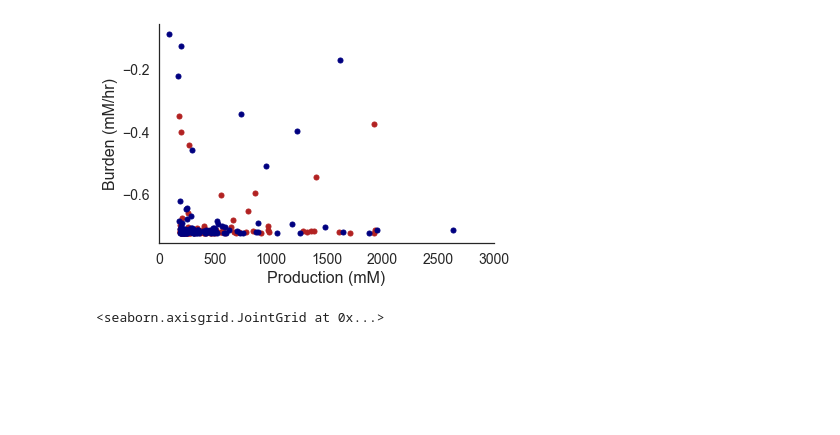
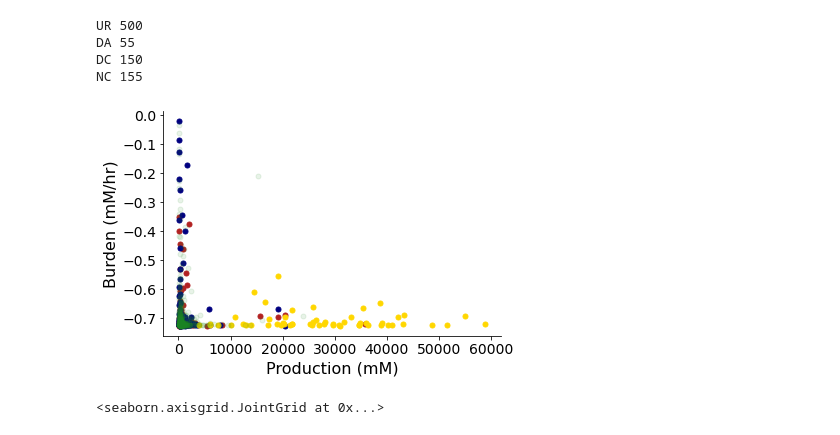
Before and after one commit to cjmerzbacher/joint-simulator, a Jupyter notebook: glucaric_acid/ga_viz.ipynb, the cells around one changed output. Drawn from its saved outputs; the diff is of its cells as text; code cells hidden in the pictures; blank space fills up the shorter version.

```diff
--- a/glucaric_acid/ga_viz.ipynb
+++ b/glucaric_acid/ga_viz.ipynb
@@ -57,5 +134,16 @@ sum_data_nc = pd.read_csv("exp_data/nc/sum_data_nc.csv")
+# %%
+print("UR", len(sum_data_ur_total.k_ino1.unique()))
+print("DA", len(sum_data_da_total.k_ino1.unique()))
+print("DC", len(sum_data_dc_total.k_ino1.unique()))
+print("NC", len(sum_data_nc_total.k_ino1.unique()))
+# %% [output]
+UR 500
+DA 55
+DC 150
+NC 155
 # %%
-#compute sum under lam curve
+#BURDEN COMPUTATION
+print("DC")
 burdens1 = []
 burdens2 = []
 for w in fba_data_dc.W.unique():
@@ -64,11 +152,14 @@ for w in fba_data_dc.W.unique():
     burden2 = fba_data.lam[0] - fba_data.lam[len(fba_data)-1]
     burdens1.append(burden1)
     burdens2.append(burden2)
+
 sum_data_dc['sum_burden'] = burdens1
 sum_data_dc['delta_burden'] = burdens2
 
+sum_data_dc.to_csv('exp_data/combined_data/sum_data_dc_burden.csv')
+
+print("NC")
 burdens1 = []
-
 burdens2 = []
 for w in fba_data_nc.W.unique():
     fba_data = fba_data_nc.loc[fba_data_nc.W == w].reset_index(drop=True)
@@ -76,25 +167,57 @@ for w in fba_data_nc.W.unique():
     burden2 = fba_data.lam[0] - fba_data.lam[len(fba_data)-1]
     burdens1.append(burden1)
     burdens2.append(burden2)
+
 sum_data_nc['sum_burden'] = burdens1
 sum_data_nc['delta_burden'] = burdens2
+sum_data_nc.to_csv('exp_data/combined_data/sum_data_nc_burden.csv')
+
+print("DA")
+burdens1 = []
+burdens2 = []
+for w in fba_data_da.W.unique():
+    fba_data = fba_data_da.loc[fba_data_da.W == w].reset_index(drop=True)
+    burden1 = sum(fba_data.lam[0] - fba_data.lam)
+    burden2 = fba_data.lam[0] - fba_data.lam[len(fba_data)-1]
+    burdens1.append(burden1)
+    burdens2.append(burden2)
+sum_data_da['sum_burden'] = burdens1
+sum_data_da['delta_burden'] = burdens2
+
+sum_data_da.to_csv('exp_data/combined_data/sum_data_da_burden.csv')
+
+print('UR')
+burdens1 = []
+burdens2 = []
+for w in fba_data_ur.W.unique():
+    fba_data = fba_data_ur.loc[fba_data_ur.W == w].reset_index(drop=True)
+    burden1 = sum(fba_data.lam[0] - fba_data.lam)
+    burden2 = fba_data.lam[0] - fba_data.lam[len(fba_data)-1]
+    burdens1.append(burden1)
+    burdens2.append(burden2)
+
+sum_data_ur['sum_burden'] = burdens1
+sum_data_ur['delta_burden'] = burdens2
+sum_data_ur.to_csv('exp_data/combined_data/sum_data_ur_burden.csv')
 # %%
 ###FIGURE: Burden vs. production
 fig = plt.figure(figsize=(6,4))
 ax = fig.add_subplot()
 ax.set_xlabel('Production (mM)', fontsize=16)
 ax.set_ylabel('Burden (mM/hr)', fontsize=16)
 ax.tick_params(axis='y', labelsize=14)
 ax.tick_params(axis='x', labelsize=14)
 for axis in ['top','right']:
     ax.spines[axis].set_linewidth(0)
 
 ax.plot(sum_data_nc.ga_tot, -sum_data_nc.delta_burden, '.', c='firebrick', ms=10)
 ax.plot(sum_data_dc.ga_tot, -sum_data_dc.delta_burden, '.', c='navy', ms=10)
-ax.set_xlim([0, 3000])
+ax.plot(sum_data_da.ga_tot, -sum_data_da.delta_burden, '.', c='gold', ms=10)
+ax.plot(sum_data_ur.ga_tot, -sum_data_ur.delta_burden, '.', c='forestgreen', ms=10, alpha=0.1)
+#ax.set_xlim([0, 3000])
 fig.tight_layout()
 # %% [output]
-[figure, old version]
+[figure, new version]
 # %%
 import seaborn as sns
 
```
Also changed, not shown: parts of 3 cells of this notebook, 9 other files.
